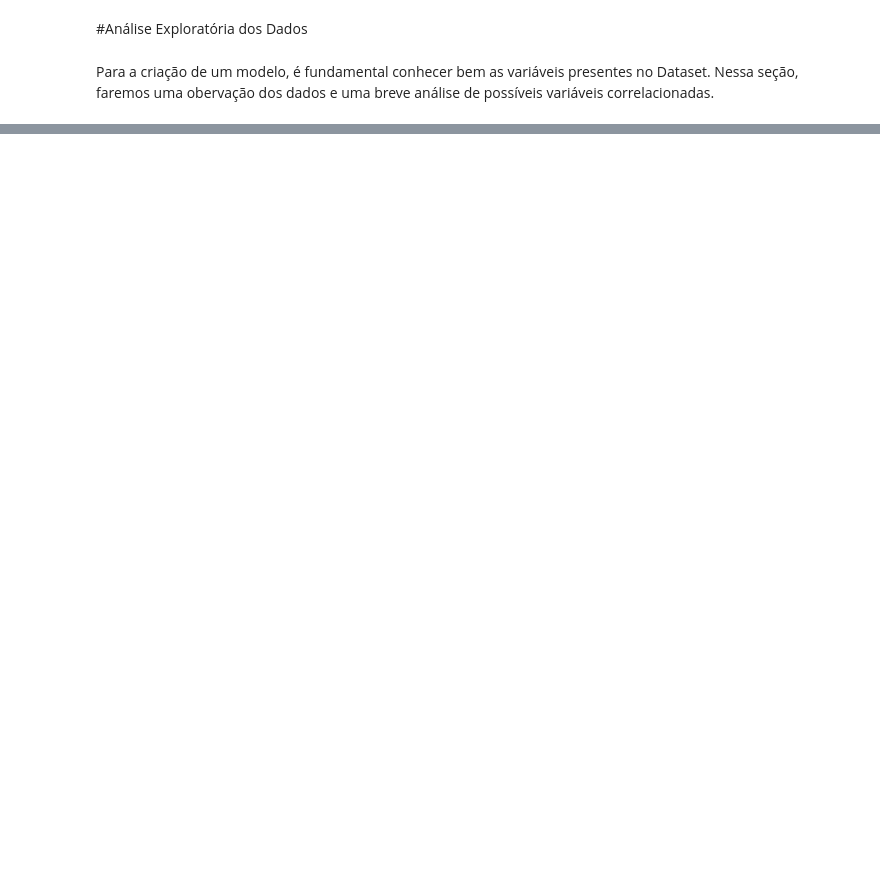
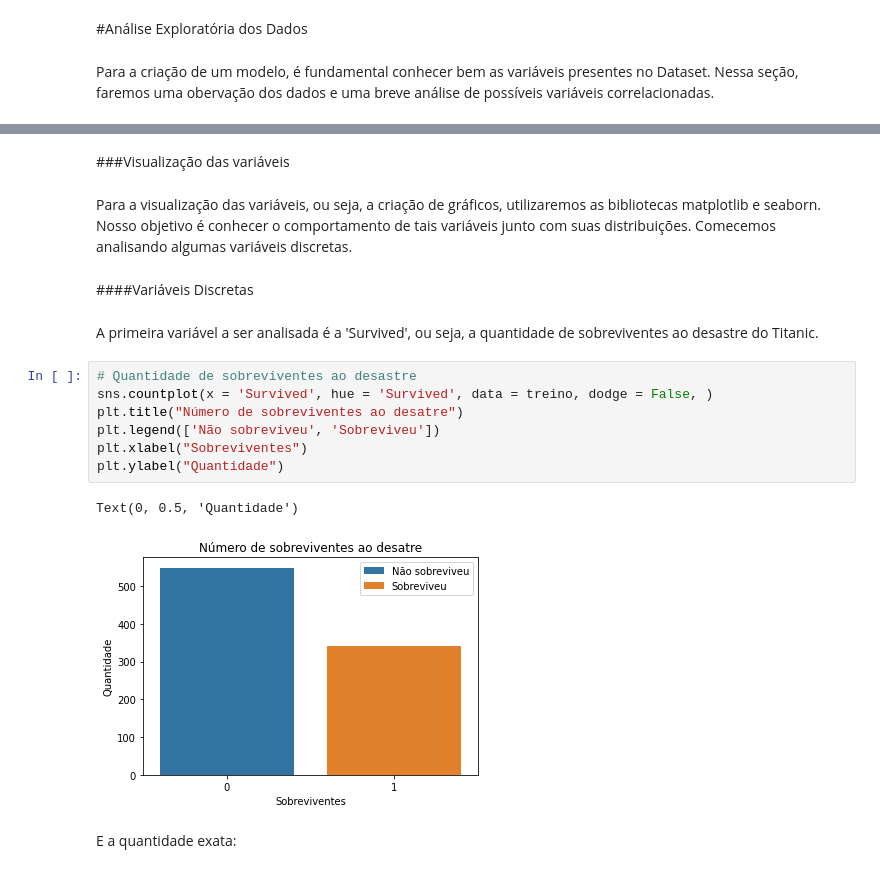
Before and after one commit to kauecapellato/Titanic_Case, a Jupyter notebook: Titanic_Case.ipynb, the cells around one changed output, grey strips where cells are left out. Saved outputs shown, nothing was run; the diff lists cells and outputs as text; blank space fills up the shorter version.

```diff
--- a/Titanic_Case.ipynb
+++ b/Titanic_Case.ipynb
@@ -122,0 +166,20 @@ treino.head(15)
+# %% [markdown]
+###Visualização das variáveis
+# %% [markdown]
+Para a visualização das variáveis, ou seja, a criação de gráficos, utilizaremos as bibliotecas matplotlib e seaborn. Nosso objetivo é conhecer o comportamento de tais variáveis junto com suas distribuições. Comecemos analisando algumas variáveis discretas.
+# %% [markdown]
+####Variáveis Discretas
+# %% [markdown]
+A primeira variável a ser analisada é a 'Survived', ou seja, a quantidade de sobreviventes ao desastre do Titanic.
+# %%
+# Quantidade de sobreviventes ao desastre
+sns.countplot(x = 'Survived', hue = 'Survived', data = treino, dodge = False, )
+plt.title("Número de sobreviventes ao desatre")
+plt.legend(['Não sobreviveu', 'Sobreviveu'])
+plt.xlabel("Sobreviventes")
+plt.ylabel("Quantidade")
+# %% [output]
+Text(0, 0.5, 'Quantidade')
+[figure, added]
+# %% [markdown]
+E a quantidade exata:
```
Also changed, not shown: parts of 21 cells of this notebook.
